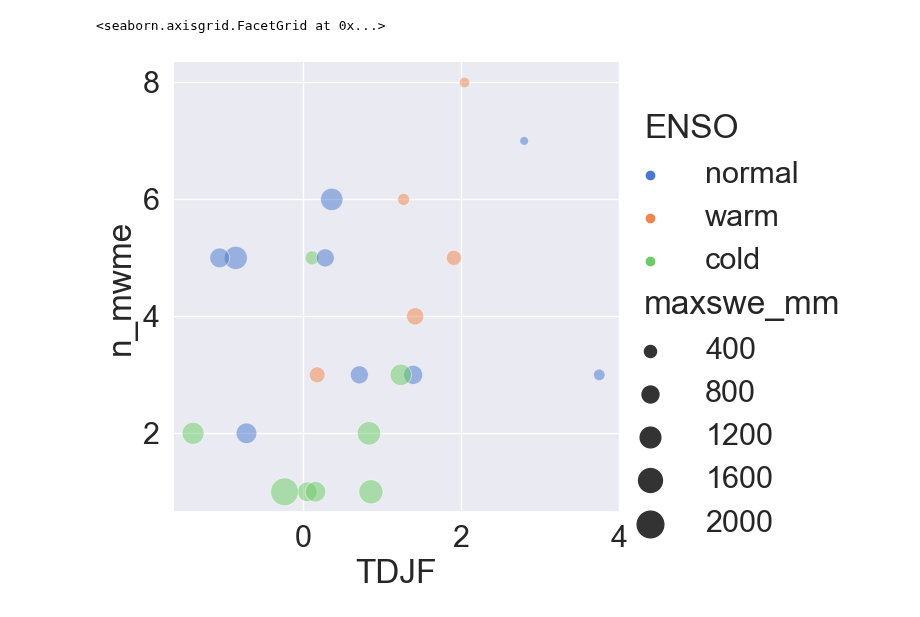
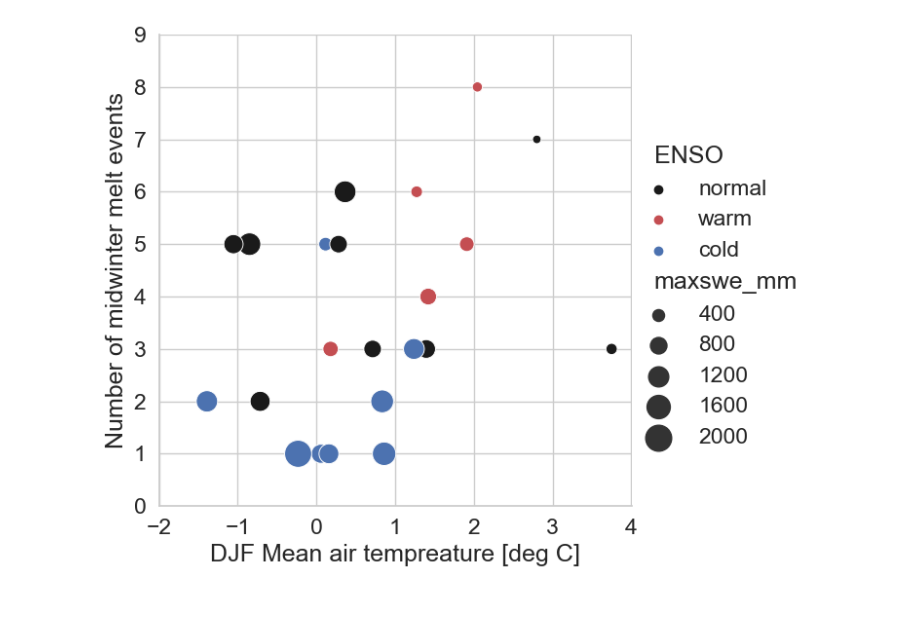
Before and after one commit to NCristea/Snow_SCL, a Jupyter notebook: plot_SWE_metrics.ipynb, the cells around one changed output. Saved outputs shown, nothing was run; the diff lists cells and outputs as text; code cells hidden in the pictures.

```diff
--- a/plot_SWE_metrics.ipynb
+++ b/plot_SWE_metrics.ipynb
@@ -17,3 +17,9 @@ swe_metrics = pd.read_csv(path_swe_metrics)
+# %%
+swe_metrics = pd.read_csv(path_swe_metrics)
+peak_flow_200 = pd.read_csv(path_peak_flow_200)
+n_peaks_200  = peak_flow_200[((peak_flow_200["year"] >= 1997) & (peak_flow_200['year'] <= 2018))]
+swe_metrics['no_peaks_200'] = n_peaks_200.no_peaks.values
+#peak_flow_200
 # %%
 swe_metrics
 # %% [output]
@@ -89,5 +119,0 @@ sns.relplot(x="maxswe_mm", y="melt duration", hue="ENSO", size="TMAM",
-# %%
-sns.set(font_scale=2)
-sns.relplot(x="TDJF", y="maxswe_mm", hue="ENSO", size="PDJF",
-            sizes=(40, 400), alpha=.5, palette="muted",
-            height=6, data=swe_metrics)
@@ -96,0 +120,18 @@ sns.relplot(x="TDJF", y="maxswe_mm", hue="ENSO", size="PDJF",
+# %%
+sns.set_context("paper")
+sns.set(font_scale=1.5)
+sns.set_style("whitegrid")
+
+
+gfg = sns.relplot(x="TDJF", y="maxswe_mm", hue="ENSO", size="PDJF",
+            sizes=(40, 400), alpha=1, palette = ["k", "r", "b"],
+            height=6, data=swe_metrics)
+
+gfg.set(xlim=(-2, 4.01))
+gfg.set(ylim=(0, 2400))
+gfg.set_ylabels('Peak SWE [mm]')
+gfg.set_xlabels('DJF Mean air tempreature [deg C]')
+
+
+gfg.axes[0][0].yaxis.set_major_locator(MultipleLocator(300))
+gfg.axes[0][0].xaxis.set_major_locator(MultipleLocator(1))
@@ -110,10 +153,19 @@ sns.relplot(x="TDJF", y="maxswe_mm", hue="ENSO", size="PDJF",
 #            sizes=(40, 400), alpha=.5, palette="muted",
 #            height=6, data=swe_metrics)
 # %%
-sns.set(font_scale=2)
-sns.relplot(x="TDJF", y="n_mwme", hue="ENSO", size="maxswe_mm",
-            sizes=(40, 400), alpha=.5, palette="muted",
+sns.set_context("paper")
+sns.set(font_scale=1.5)
+sns.set_style("whitegrid")
+
+
+gfg = sns.relplot(x="TDJF", y="n_mwme", hue="ENSO", size="maxswe_mm",
+            sizes=(40, 400), alpha=1, palette = ["k", "r", "b"],
             height=6, data=swe_metrics)
+
+gfg.set(xlim=(-2, 4.01))
+gfg.set(ylim=(0, 9))
+gfg.set_ylabels('Number of midwinter melt events')
+gfg.set_xlabels('DJF Mean air tempreature [deg C]')
+sns.set_palette('bright')
 # %% [output]
-<seaborn.axisgrid.FacetGrid at 0x...>
-[figure, old version]
+[figure, new version]
```
Also changed, not shown: parts of 11 cells of this notebook, 8 other files.
